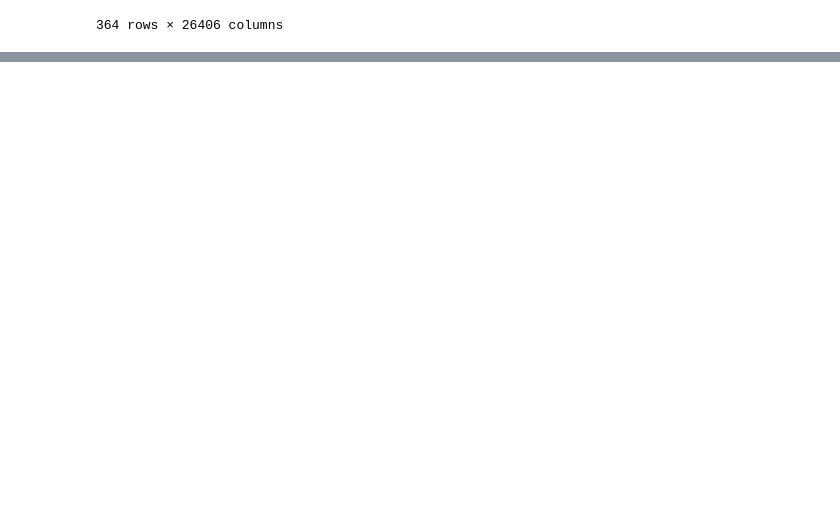
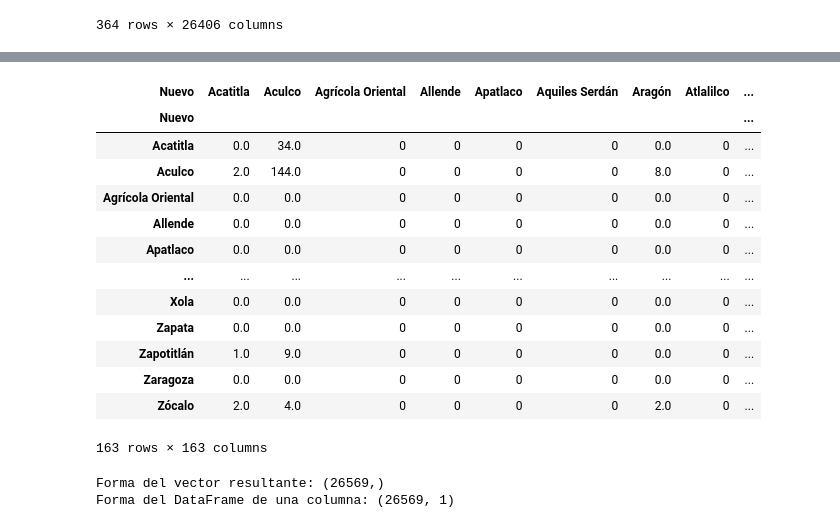
Before and after one commit to JuanPabloWakkaWatson/Estimacion-Matriz-OD-Metro, a Jupyter notebook: Proyecto_AA.ipynb, the cells around one changed output, grey strips where cells are left out. Saved outputs shown, nothing was run; the diff lists cells and outputs as text; code cells hidden in the pictures; blank space fills up the shorter version.

```diff
--- a/Proyecto_AA.ipynb
+++ b/Proyecto_AA.ipynb
@@ -453,0 +282,11 @@ Iteraciones realizadas: 4
+# %%
+for a in diccionario["Nuevo"]:
+    if a not in matriz_origen_destino.columns:
+        matriz_origen_destino[a] = None  # Agrega la columna con valores nulos si no existe
+# %%
+for a in diccionario["Nuevo"]:
+    if a not in matriz_origen_destino.index:
+        matriz_origen_destino.loc[a] = None  # Agrega una nueva fila con el índice 'a' y valores nulos
+# %%
+matriz_origen_destino.fillna(0, inplace=True)
+matriz_origen_destino
@@ -453,0 +308,38 @@ Iteraciones realizadas: 4
+# %%
+# Obtener el orden deseado de los índices y columnas a partir de diccionario["nuevo"]
+orden_filas = diccionario["Nuevo"]
+orden_columnas = diccionario["Nuevo"]
+
+# Reordenar la matriz matriz_origen_destino según este orden
+matriz_origen_destino = matriz_origen_destino.reindex(index=orden_filas, columns=orden_columnas)
+# %%
+matriz_origen_destino
+# %% [output]
+| Nuevo | Acatitla | Aculco | Agrícola Oriental | Allende | Apatlaco | Aquiles Serdán | Aragón | Atlalilco | ... |
+| Nuevo |  |  |  |  |  |  |  |  | ... |
+| Acatitla | 0.0 | 34.0 | 0 | 0 | 0 | 0 | 0.0 | 0 | ... |
+| Aculco | 2.0 | 144.0 | 0 | 0 | 0 | 0 | 8.0 | 0 | ... |
+| Agrícola Oriental | 0.0 | 0.0 | 0 | 0 | 0 | 0 | 0.0 | 0 | ... |
+| Allende | 0.0 | 0.0 | 0 | 0 | 0 | 0 | 0.0 | 0 | ... |
+| Apatlaco | 0.0 | 0.0 | 0 | 0 | 0 | 0 | 0.0 | 0 | ... |
+| ... | ... | ... | ... | ... | ... | ... | ... | ... | ... |
+| Xola | 0.0 | 0.0 | 0 | 0 | 0 | 0 | 0.0 | 0 | ... |
+| Zapata | 0.0 | 0.0 | 0 | 0 | 0 | 0 | 0.0 | 0 | ... |
+| Zapotitlán | 1.0 | 9.0 | 0 | 0 | 0 | 0 | 0.0 | 0 | ... |
+| Zaragoza | 0.0 | 0.0 | 0 | 0 | 0 | 0 | 0.0 | 0 | ... |
+| Zócalo | 2.0 | 4.0 | 0 | 0 | 0 | 0 | 2.0 | 0 | ... |
+163 rows × 163 columns
+# %%
+vector = matriz_origen_destino.values.ravel()
+
+# Verificar la forma del vector resultante
+print("Forma del vector resultante:", vector.shape)
+
+# Si deseas convertir el vector en un DataFrame de una columna
+vector_dataframe = pd.DataFrame(vector)
+
+# Verificar la forma del DataFrame de una columna
+print("Forma del DataFrame de una columna:", vector_dataframe.shape)
+# %% [output]
+Forma del vector resultante: (26569,)
+Forma del DataFrame de una columna: (26569, 1)
```
Also changed, not shown: parts of 16 cells of this notebook.
